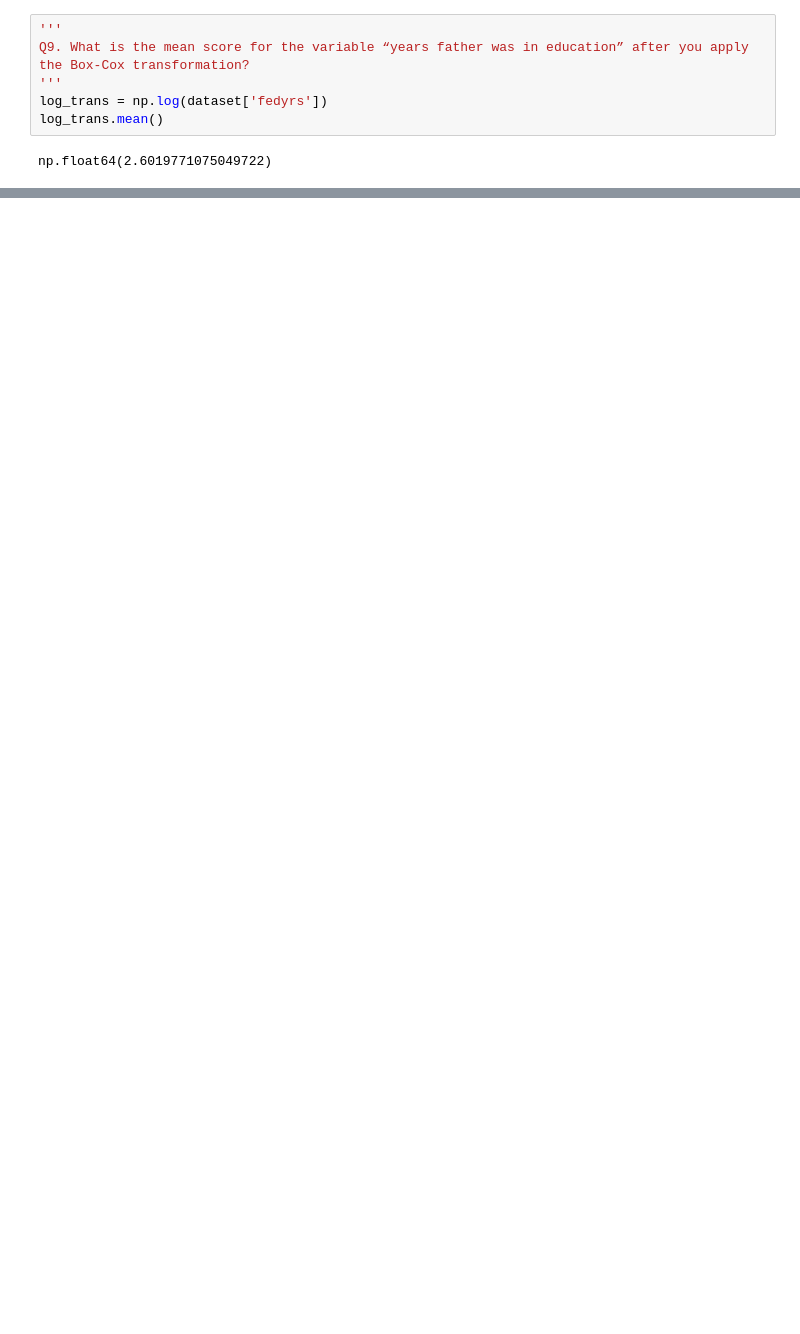
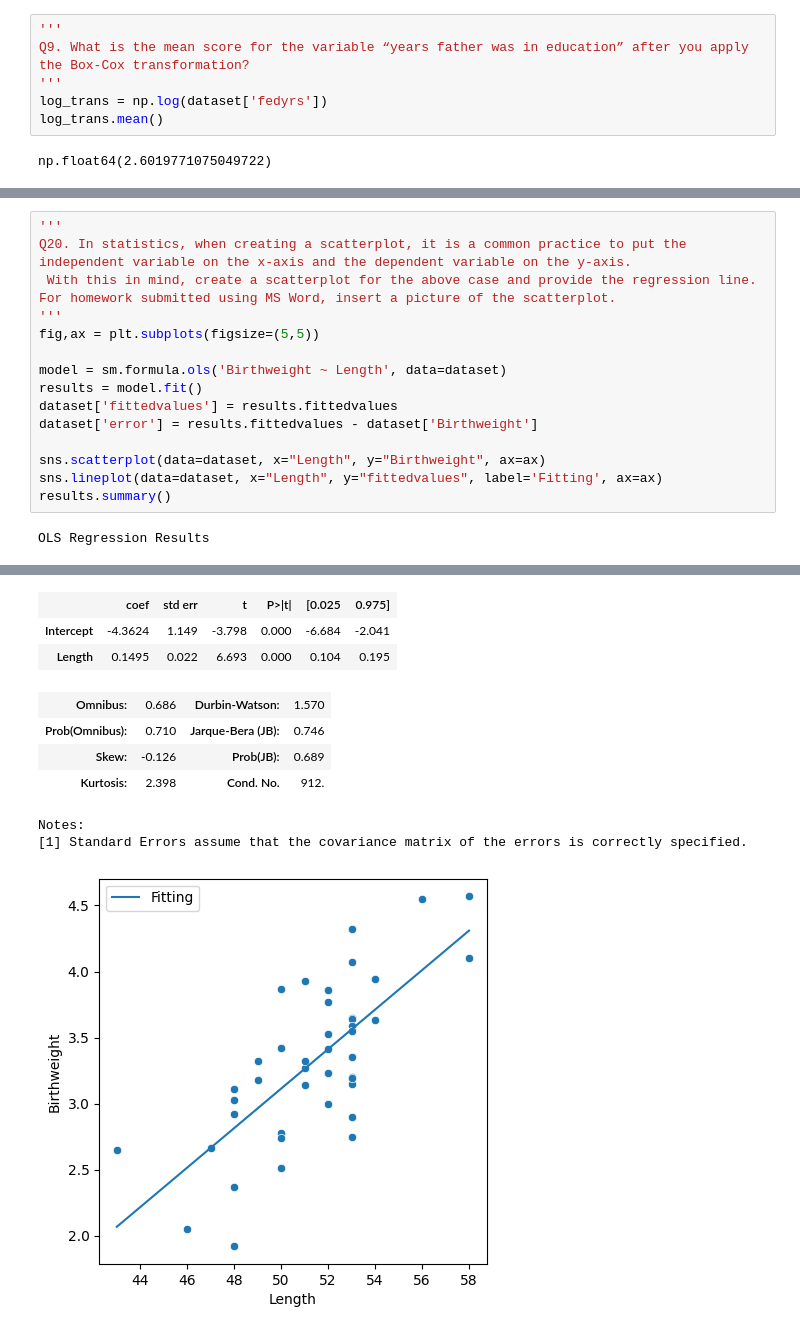
Before and after one commit to jonastieppo/KreativStormTraining, a Jupyter notebook: week2/homework_2.ipynb, the cells around one changed output, grey strips where cells are left out. Drawn from its saved outputs; the diff is of its cells as text; blank space fills up the shorter version.

Commit message:
finalizing second homework

```diff
--- a/week2/homework_2.ipynb
+++ b/week2/homework_2.ipynb
@@ -122,0 +219,17 @@ sns.histplot(dataset, x='log_fedyrs', ax=ax, kde=True)
+# %%
+'''
+Q20. In statistics, when creating a scatterplot, it is a common practice to put the independent variable on the x-axis and the dependent variable on the y-axis.
+ With this in mind, create a scatterplot for the above case and provide the regression line. For homework submitted using MS Word, insert a picture of the scatterplot.
+'''
+fig,ax = plt.subplots(figsize=(5,5))
+
+model = sm.formula.ols('Birthweight ~ Length', data=dataset)
+results = model.fit()
+dataset['fittedvalues'] = results.fittedvalues
+dataset['error'] = results.fittedvalues - dataset['Birthweight']
+
+sns.scatterplot(data=dataset, x="Length", y="Birthweight", ax=ax)
+sns.lineplot(data=dataset, x="Length", y="fittedvalues", label='Fitting', ax=ax)
+results.summary()
+# %% [output]
+OLS Regression Results
@@ -122,0 +245,10 @@ sns.histplot(dataset, x='log_fedyrs', ax=ax, kde=True)
+|  | coef | std err | t | P>|t| | [0.025 | 0.975] |
+| Intercept | -4.3624 | 1.149 | -3.798 | 0.000 | -6.684 | -2.041 |
+| Length | 0.1495 | 0.022 | 6.693 | 0.000 | 0.104 | 0.195 |
+| Omnibus: | 0.686 | Durbin-Watson: | 1.570 |
+| Prob(Omnibus): | 0.710 | Jarque-Bera (JB): | 0.746 |
+| Skew: | -0.126 | Prob(JB): | 0.689 |
+| Kurtosis: | 2.398 | Cond. No. | 912. |
+Notes:
+[1] Standard Errors assume that the covariance matrix of the errors is correctly specified.
+[figure, added]
```
Also changed, not shown: parts of 19 cells of this notebook, 5 other files.
